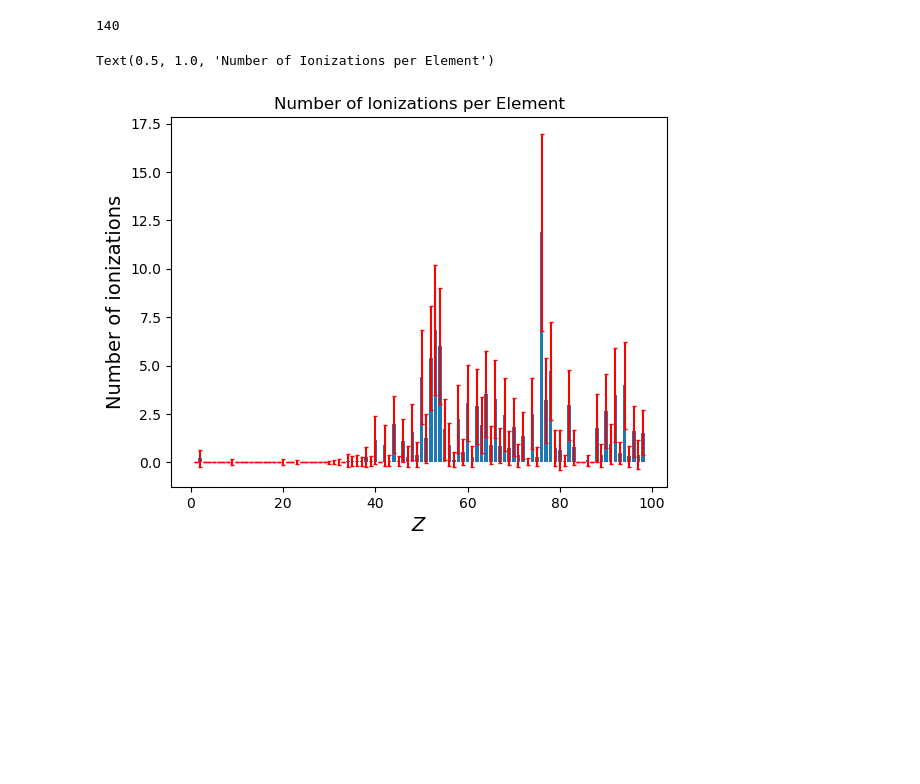
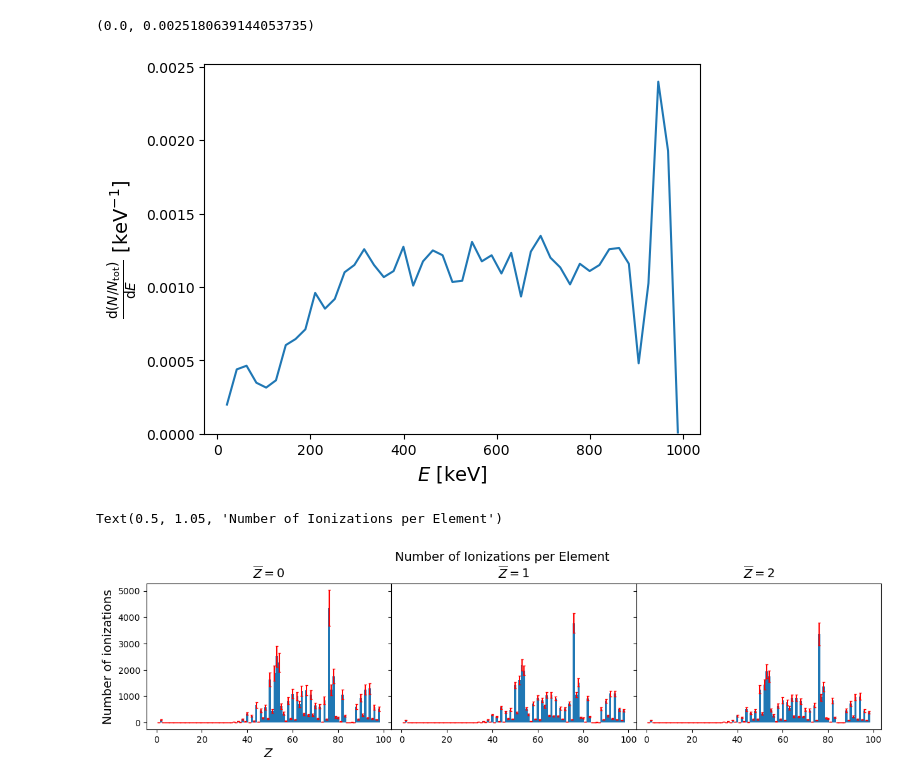
Before and after one commit to zandalman/thunderstorm, a Jupyter notebook: utils/pp.ipynb, the cells around one changed output. Saved outputs shown, nothing was run; the diff lists cells and outputs as text; code cells hidden in the pictures; blank space fills up the shorter version.

Commit message:
In progress script to post-process data

```diff
--- a/utils/pp.ipynb
+++ b/utils/pp.ipynb
@@ -61,0 +81,9 @@ Text(0.5, 1.0, 'Energy Loss by Different Mechanisms')
+# %%
+time_bins = np.arange(9) * const.hr
+time = (time_bins[:-1] + time_bins[1:]) / 2
+
+data_list = []
+for sim_name in sim_list:
+    data_path = os.path.join('..', '..', 'scratch', sim_name, 'data')
+    _, data = ener_time(data_path, chunk_size=2048, chunk_num=2**14, time_bins=time_bins)
+    data_list.append(data)
@@ -62,39 +120,47 @@ Text(0.5, 1.0, 'Energy Loss by Different Mechanisms')
+# %%
+fig, ax = plt.subplots()
+
+num_bin, _ = np.histogram(data_ener[data_ener>0], bins=ener_bins)
+ax.plot(ener/1e3, num_bin/np.sum(num_bin)/dener/(1/1e3))
+
+ax.set_xlabel(r'$E$ [${\rm keV}$]', fontsize=14)
+ax.set_ylabel(r'$\frac{{\rm d}(N/N_{\rm tot})}{{\rm d}E}$ [${\rm keV^{-1}}$]', fontsize=14)
+ax.set_ylim(0)
+
+# save_fig('spec_total')
+# %% [output]
+(0.0, 0.0025180639144053735)
+[figure, added]
 # %%
-sim_list = ['enerlow', 'enermed', 'enerhigh']
-label_list = [r'$E = 0.1~{\rm MeV}$', r'$E = 1~{\rm MeV}$', r'$E = 10~{\rm MeV}$']
-ener_init_list = np.array([1e5, 1e6, 1e7])
-nsim = len(sim_list)
-
 Zelem_bins = np.arange(0.5, 99.5)
 Zelem = (Zelem_bins[1:] + Zelem_bins[:-1]) / 2
-id_list, data = num_ion('../data', chunk_size=128, chunk_num=2**12, Zelem_bins=Zelem_bins)
-print(id_list.size)
+
+data_list = []
+for sim_name in sim_list:
+    data_path = os.path.join('..', '..', 'scratch', sim_name, 'data')
+    _, data = num_ion(data_path, chunk_size=512, chunk_num=2**12, Zelem_bins=Zelem_bins)
+    data_list.append(data)
-# %% [output]
-140
 # %%
 fig, axs = plt.subplots(ncols=3, sharey=True, figsize=(15, 3))
 plt.subplots_adjust(wspace=1e-3, hspace=1e-3)
-
-nion_avg = np.mean(data, axis=0)
-nion_std = np.std(data, axis=0)
 
 for i, data in enumerate(data_list):
 
     nion_avg = np.mean(data, axis=0)
     nion_std = np.std(data, axis=0)
 
-    axs[i].bar(Zelem, nion_avg/tsim, width=1)
-    axs[i].errorbar(Zelem, nion_avg/tsim, yerr=nion_std/tsim, color='red', zorder=1, linestyle='', capsize=1.5)
+    axs[i].bar(Zelem, nion_avg, width=1)
+    axs[i].errorbar(Zelem, nion_avg, yerr=nion_std, color='red', zorder=1, linestyle='', capsize=1.5)
     axs[i].set_title(label_list[i], fontsize=14)
 
 axs[0].set_xlabel(r'$Z$', fontsize=14)
-axs[0].set_ylabel(r'Ionization rate [${\rm s^{-1}}$]', fontsize=14)
-plt.suptitle('Ionizations Rate per Element', fontsize=14, y=1.05)
+axs[0].set_ylabel(r'Number of ionizations', fontsize=14)
+plt.suptitle('Number of Ionizations per Element', fontsize=14, y=1.05)
 
 #save_fig('nion')
 # %% [output]
-Text(0.5, 1.0, 'Number of Ionizations per Element')
+Text(0.5, 1.05, 'Number of Ionizations per Element')
-[figure, old version]
+[figure, new version]
 # %%
 num = 64
 ener_bins = np.logspace(-1, 5, num)
```
Also changed, not shown: parts of 16 cells of this notebook, 12 other files.
